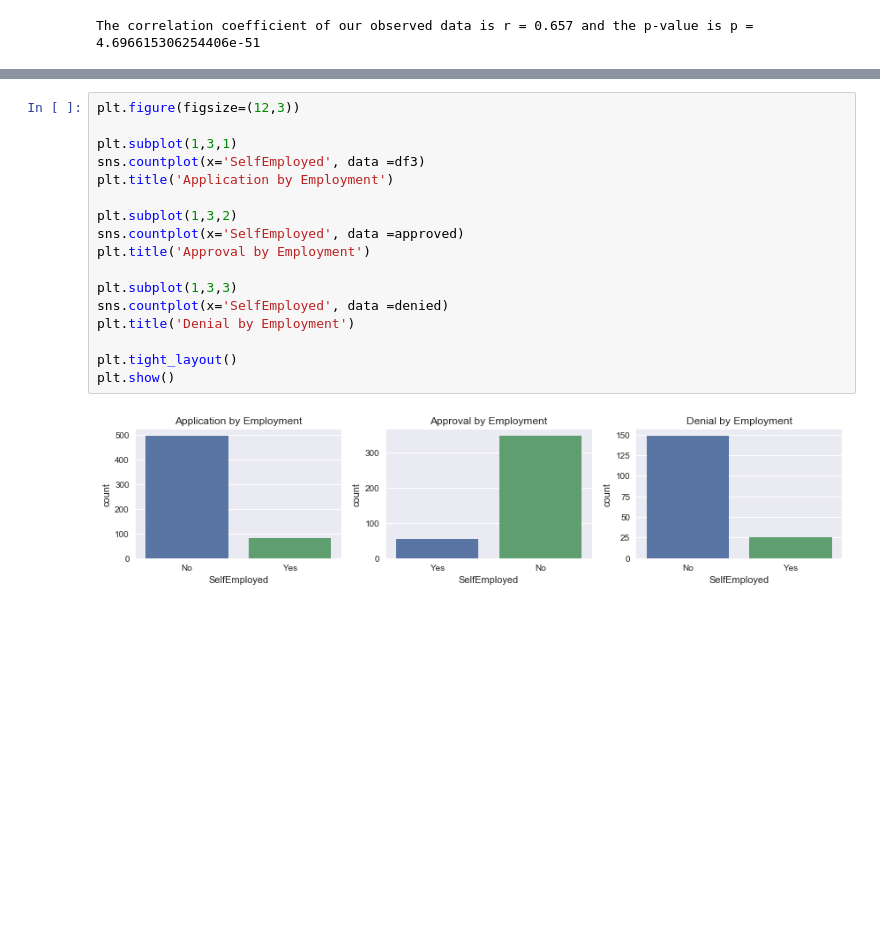
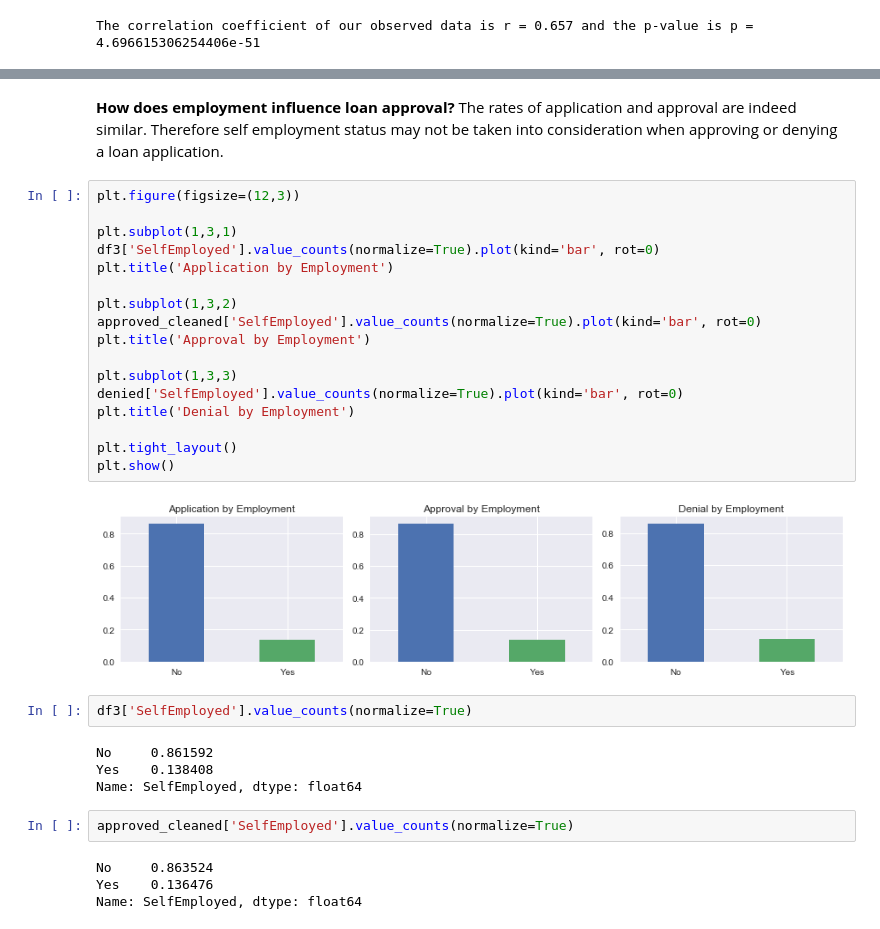
Before and after one commit to sedale33/Springboard, a Jupyter notebook: CP1HomeLoan.ipynb, the cells around one changed output, grey strips where cells are left out. Drawn from its saved outputs; the diff is of its cells as text; blank space fills up the shorter version.

```diff
--- a/CP1HomeLoan.ipynb
+++ b/CP1HomeLoan.ipynb
@@ -312,19 +317,34 @@ plt.show()
+# %% [markdown]
+**How does employment influence loan approval?**
+The rates of application and approval are indeed similar. Therefore self employment status may not be taken into consideration when approving or denying a loan application.
 # %%
 plt.figure(figsize=(12,3))
 
 plt.subplot(1,3,1)
-sns.countplot(x='SelfEmployed', data =df3)
+df3['SelfEmployed'].value_counts(normalize=True).plot(kind='bar', rot=0)
 plt.title('Application by Employment')
 
 plt.subplot(1,3,2)
-sns.countplot(x='SelfEmployed', data =approved)
+approved_cleaned['SelfEmployed'].value_counts(normalize=True).plot(kind='bar', rot=0)
 plt.title('Approval by Employment')
 
 plt.subplot(1,3,3)
-sns.countplot(x='SelfEmployed', data =denied)
+denied['SelfEmployed'].value_counts(normalize=True).plot(kind='bar', rot=0)
 plt.title('Denial by Employment')
 
 plt.tight_layout()
 plt.show()
 # %% [output]
-[figure, old version]
+[figure, new version]
+# %%
+df3['SelfEmployed'].value_counts(normalize=True)
+# %% [output]
+No     0.861592
+Yes    0.138408
+Name: SelfEmployed, dtype: float64
+# %%
+approved_cleaned['SelfEmployed'].value_counts(normalize=True)
+# %% [output]
+No     0.863524
+Yes    0.136476
+Name: SelfEmployed, dtype: float64
```
Also changed, not shown: parts of 33 cells of this notebook.
